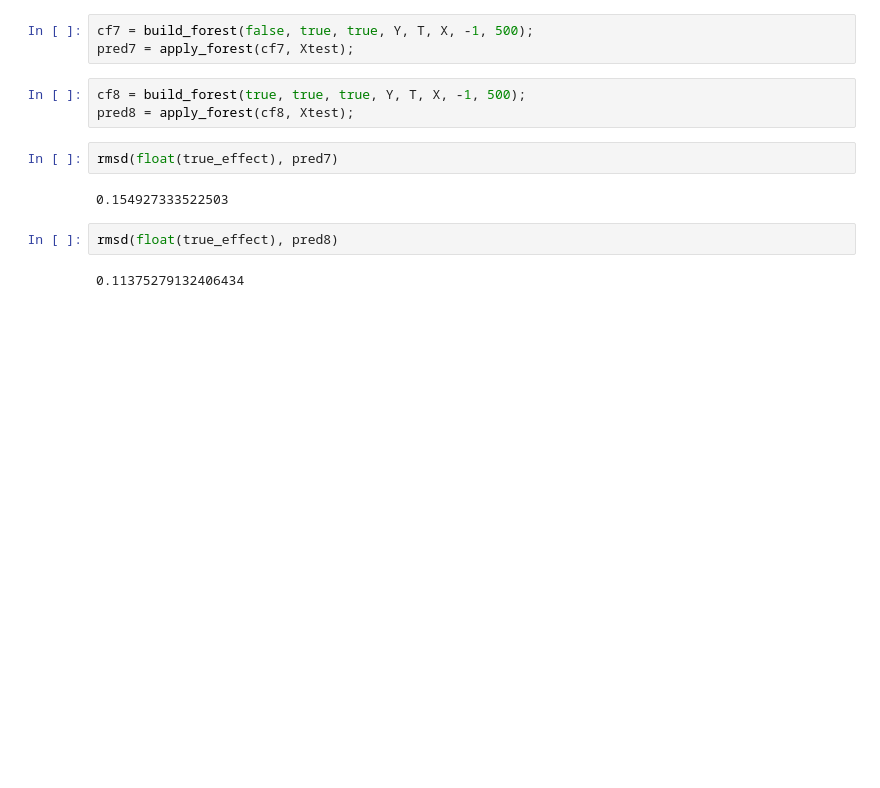
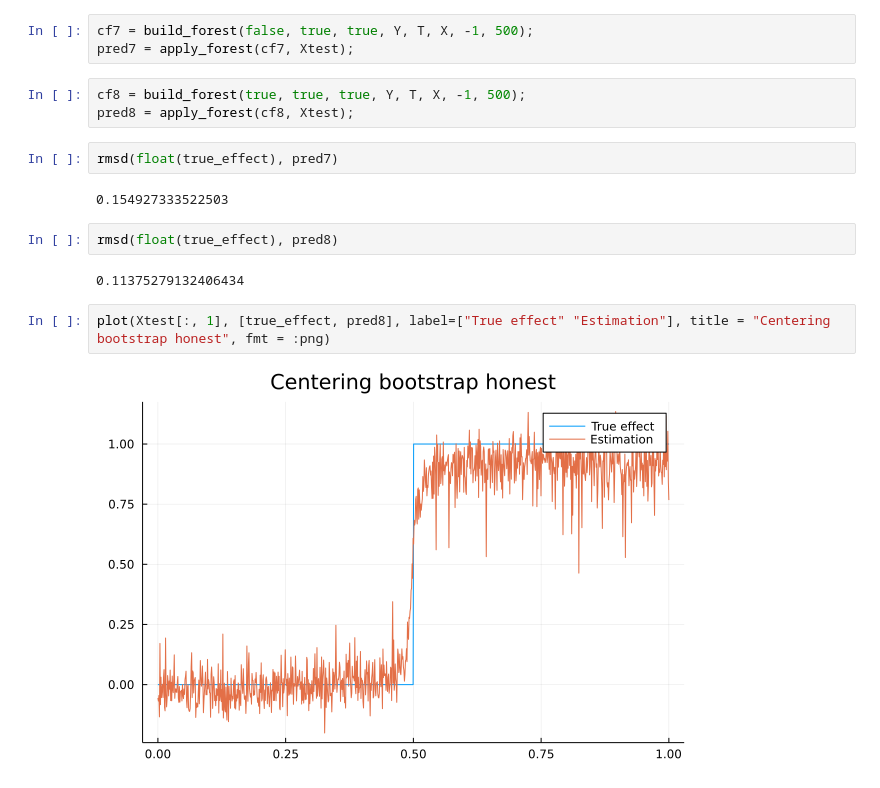
Before and after one commit to BereniceAlexiaJocteur/CausalForest.jl, a Jupyter notebook: notebooks/Causal_forest_step_causal_effect.ipynb, the cells around one changed output. Cells and saved outputs as stored; diff of their text form; blank space fills up the shorter version.

Commit message:
add plot notebook

```diff
--- a/notebooks/Causal_forest_step_causal_effect.ipynb
+++ b/notebooks/Causal_forest_step_causal_effect.ipynb
@@ -145,3 +145,7 @@ rmsd(float(true_effect), pred7)
 rmsd(float(true_effect), pred8)
 # %% [output]
 0.11375279132406434
+# %%
+plot(Xtest[:, 1], [true_effect, pred8], label=["True effect" "Estimation"], title = "Centering bootstrap honest", fmt = :png)
+# %% [output]
+[figure, added]
```
